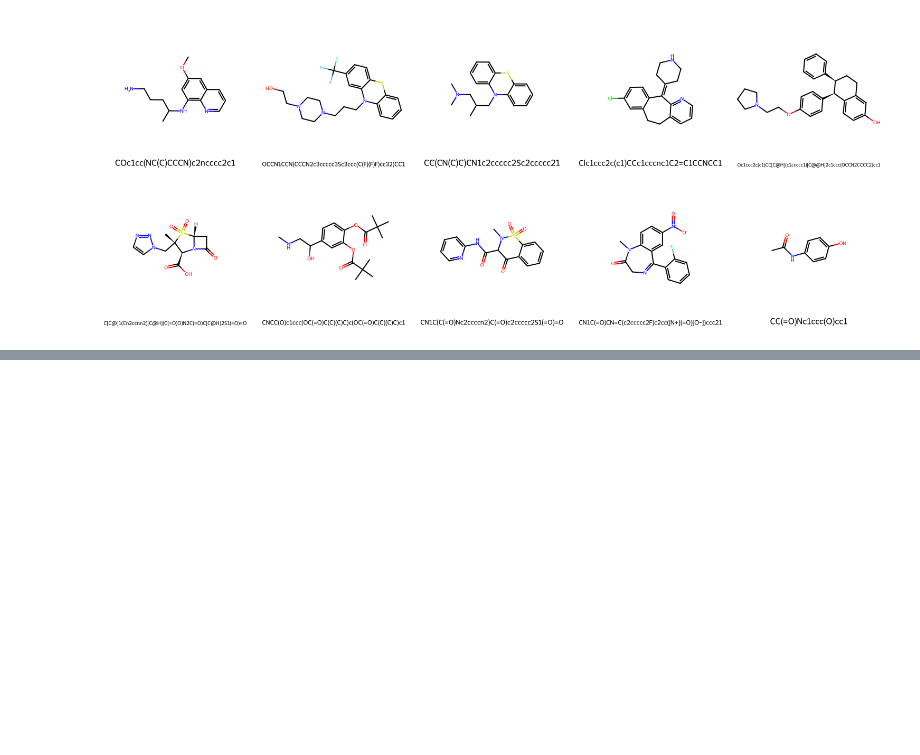
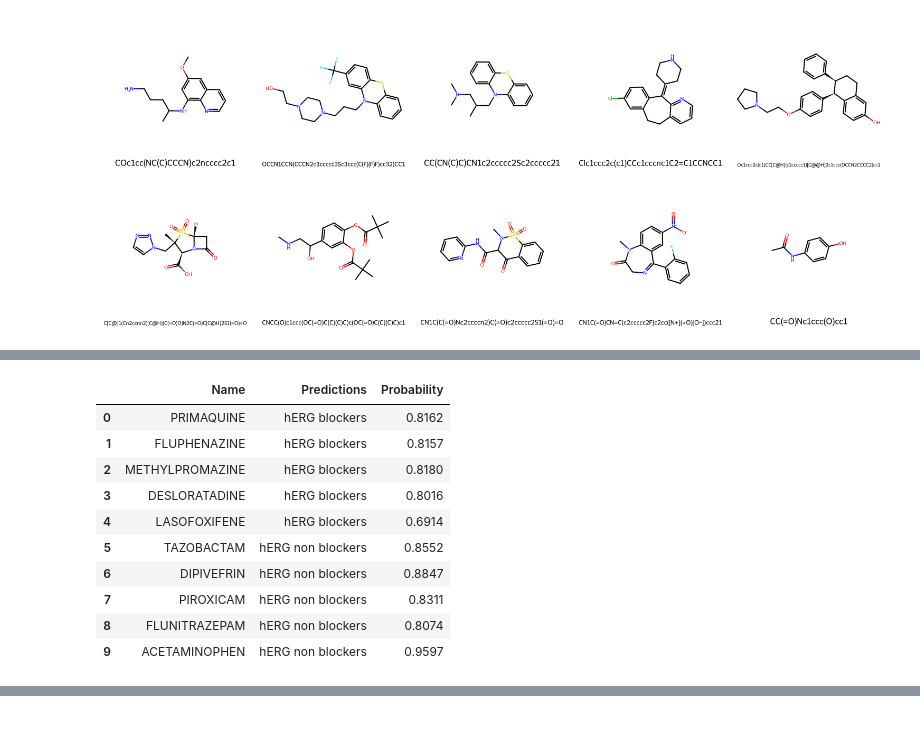
Before and after one commit to Malikbadmus/model-validation-eos30f3, a Jupyter notebook: notebooks/00_model_bias.ipynb, the cells around one changed output, grey strips where cells are left out. Drawn from its saved outputs; the diff is of its cells as text; code cells hidden in the pictures; blank space fills up the shorter version.

```diff
--- a/notebooks/00_model_bias.ipynb
+++ b/notebooks/00_model_bias.ipynb
@@ -307,0 +322,18 @@ display(img)
+# %%
+# Ground truth Data for the 10 Drugs was sourced from DrugBank see here https://go.drugbank.com/unearth/q?searcher=drugs&query=ACETAMINOPHEN&button=  and compiled by me.
+
+Drugbank_Predictions = pd.read_csv(os.path.join(DATAPATH, "Processed", "10_Mol_Drug_bank.csv"))
+
+Drugbank_Predictions.head(10)
+# %% [output]
+|  | Name | Predictions | Probability |
+| 0 | PRIMAQUINE | hERG blockers | 0.8162 |
+| 1 | FLUPHENAZINE | hERG blockers | 0.8157 |
+| 2 | METHYLPROMAZINE | hERG blockers | 0.8180 |
+| 3 | DESLORATADINE | hERG blockers | 0.8016 |
+| 4 | LASOFOXIFENE | hERG blockers | 0.6914 |
+| 5 | TAZOBACTAM | hERG non blockers | 0.8552 |
+| 6 | DIPIVEFRIN | hERG non blockers | 0.8847 |
+| 7 | PIROXICAM | hERG non blockers | 0.8311 |
+| 8 | FLUNITRAZEPAM | hERG non blockers | 0.8074 |
+| 9 | ACETAMINOPHEN | hERG non blockers | 0.9597 |
```
Also changed, not shown: parts of 14 cells of this notebook, 5 other files.
